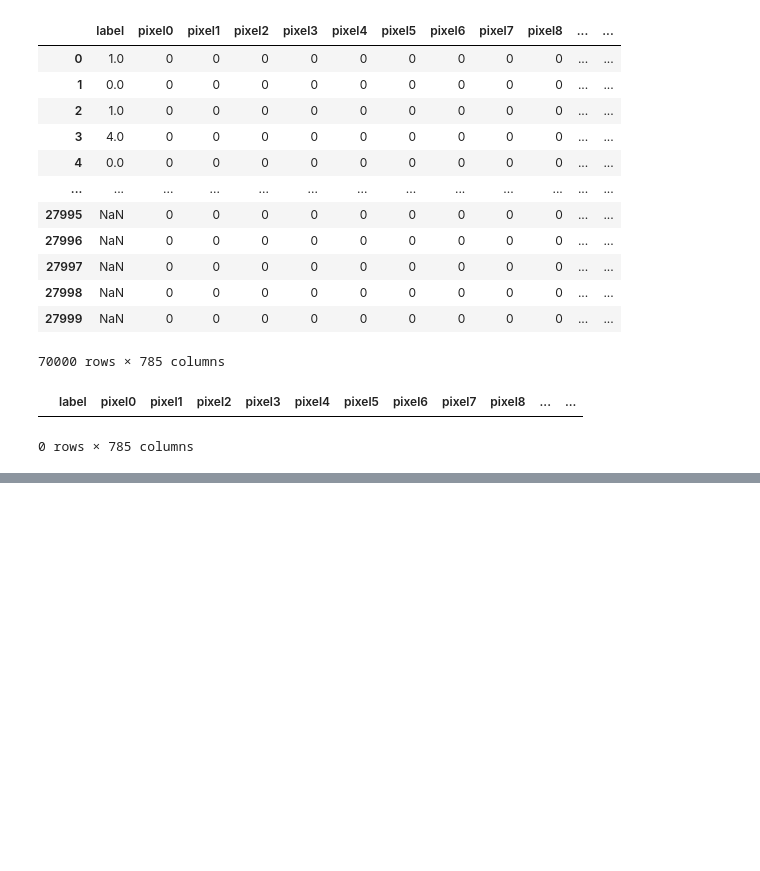
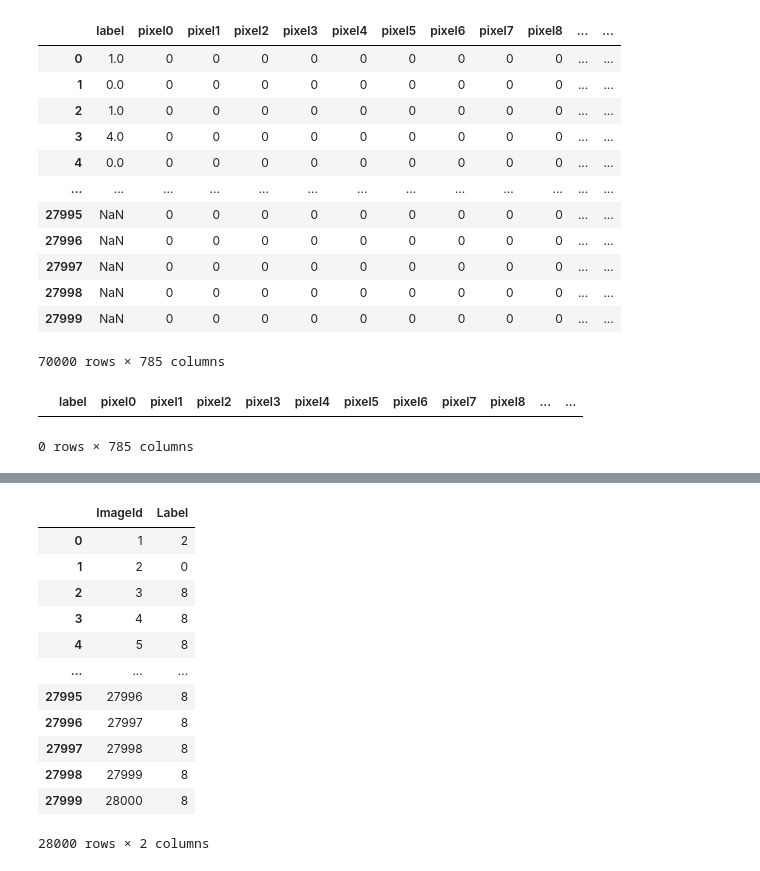
Before and after one commit to rickshev/kaggle_digit_recog, a Jupyter notebook: digit_recog_ML.ipynb, the cells around one changed output, grey strips where cells are left out. Drawn from its saved outputs; the diff is of its cells as text; code cells hidden in the pictures; blank space fills up the shorter version.

```diff
--- a/digit_recog_ML.ipynb
+++ b/digit_recog_ML.ipynb
@@ -216,0 +327,19 @@ KeyboardInterrupt:
+# %%
+cols = svc_df.columns.to_list()
+cols = cols[-1:] + cols[:-1]
+svc_df = svc_df[cols]
+svc_df
+# %% [output]
+|  | ImageId | Label |
+| 0 | 1 | 2 |
+| 1 | 2 | 0 |
+| 2 | 3 | 8 |
+| 3 | 4 | 8 |
+| 4 | 5 | 8 |
+| ... | ... | ... |
+| 27995 | 27996 | 8 |
+| 27996 | 27997 | 8 |
+| 27997 | 27998 | 8 |
+| 27998 | 27999 | 8 |
+| 27999 | 28000 | 8 |
+28000 rows × 2 columns
```
Also changed, not shown: parts of 20 cells of this notebook, 1 other file.
